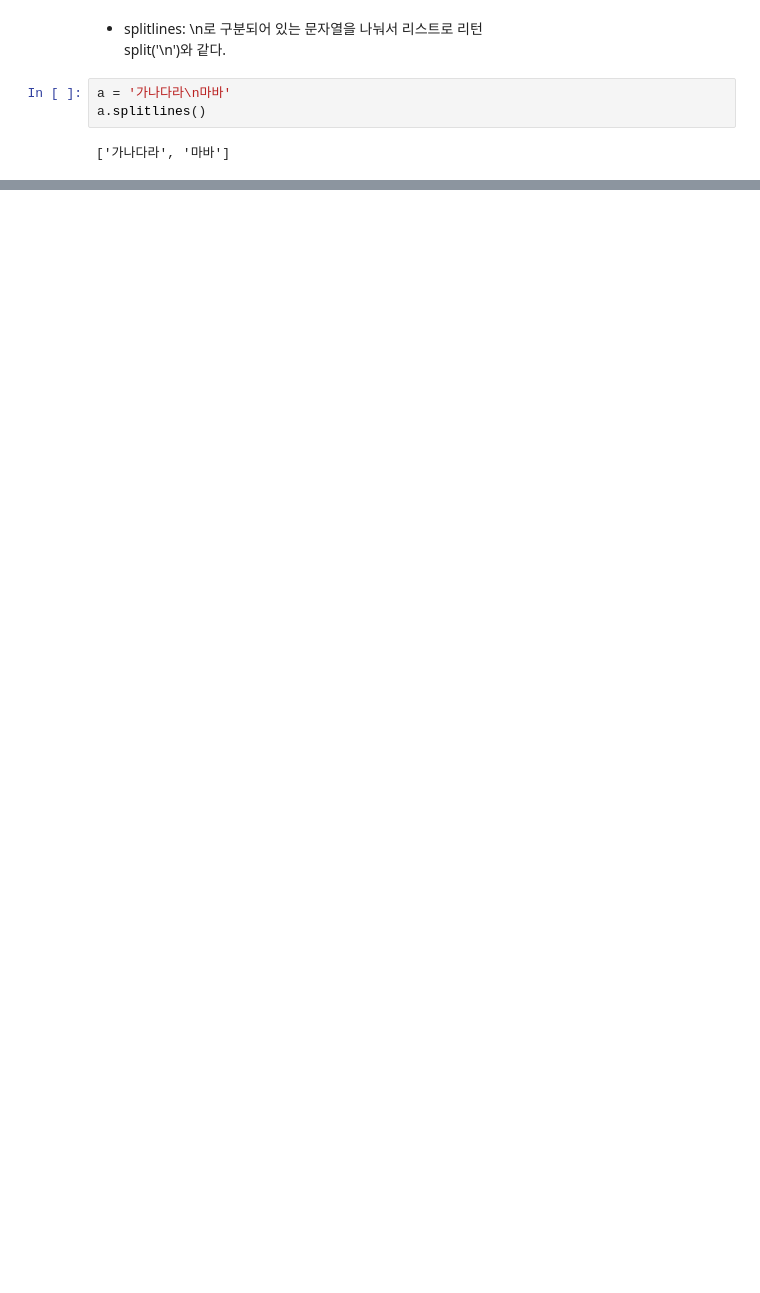
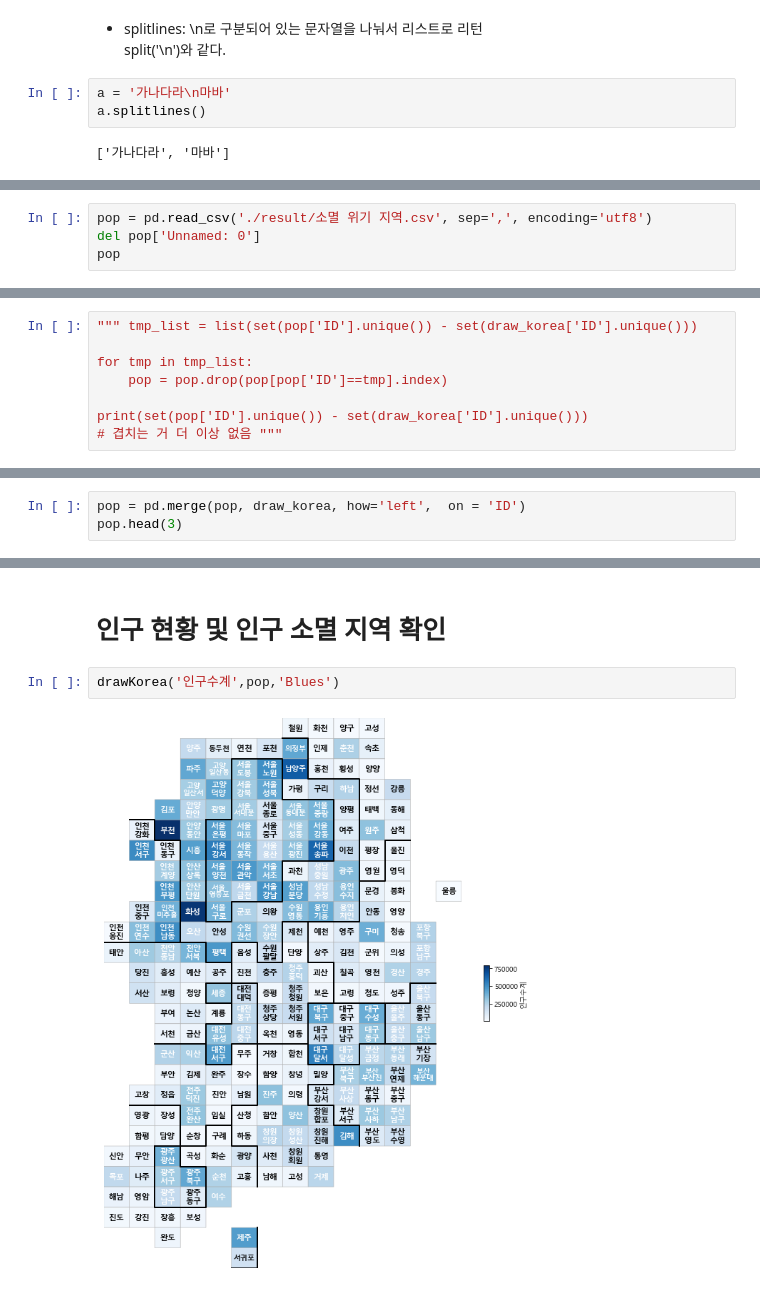
Before and after one commit to beegramin9/Python-DataScience-Hoseo-ProjectData, a Jupyter notebook: Ch5_Cartogram/3_카토그램.ipynb, the cells around one changed output, grey strips where cells are left out. Drawn from its saved outputs; the diff is of its cells as text; blank space fills up the shorter version.

```diff
--- a/Ch5_Cartogram/3_카토그램.ipynb
+++ b/Ch5_Cartogram/3_카토그램.ipynb
@@ -168,0 +193,4 @@ KeyError: 'x'
+# %%
+pop = pd.read_csv('./result/소멸 위기 지역.csv', sep=',', encoding='utf8')
+del pop['Unnamed: 0']
+pop
@@ -168,0 +224,8 @@ KeyError: 'x'
+# %%
+""" tmp_list = list(set(pop['ID'].unique()) - set(draw_korea['ID'].unique()))
+
+for tmp in tmp_list:
+    pop = pop.drop(pop[pop['ID']==tmp].index)
+
+print(set(pop['ID'].unique()) - set(draw_korea['ID'].unique()))
+# 겹치는 거 더 이상 없음 """
@@ -168,0 +236,3 @@ KeyError: 'x'
+# %%
+pop = pd.merge(pop, draw_korea, how='left',  on = 'ID')
+pop.head(3)
@@ -168,0 +322,6 @@ KeyError: 'x'
+# %% [markdown]
+# 인구 현황 및 인구 소멸 지역 확인
+# %%
+drawKorea('인구수계',pop,'Blues')
+# %% [output]
+[figure, added]
```
Also changed, not shown: parts of 39 cells of this notebook, 9 other files.
